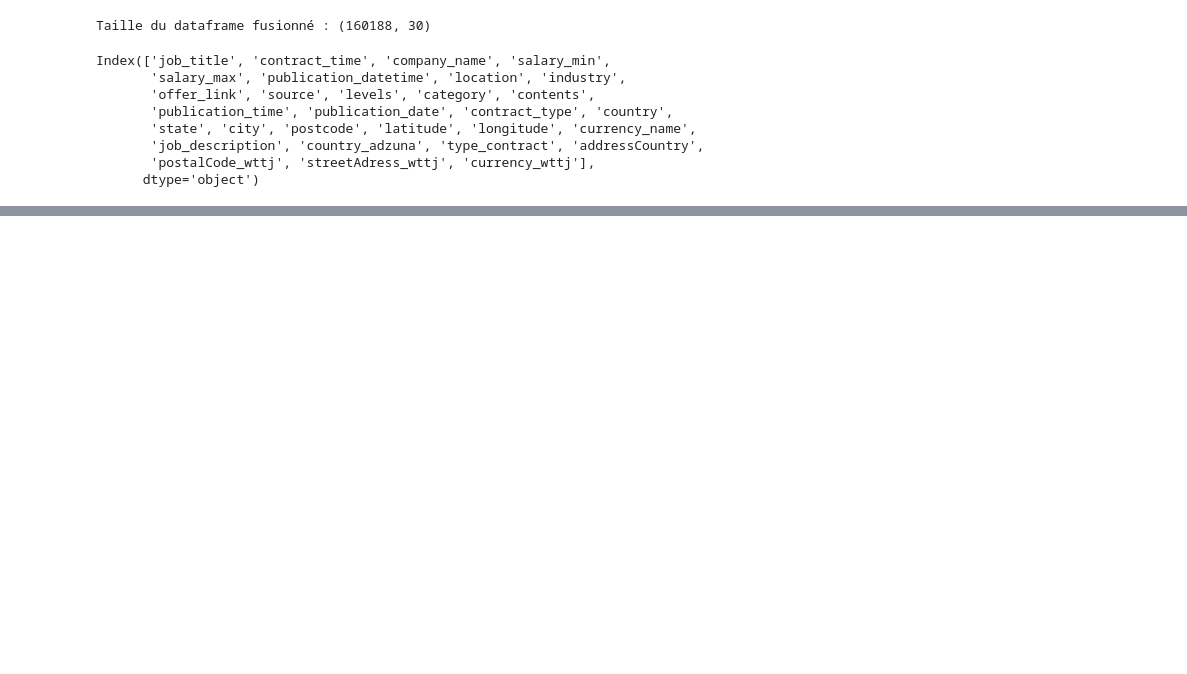
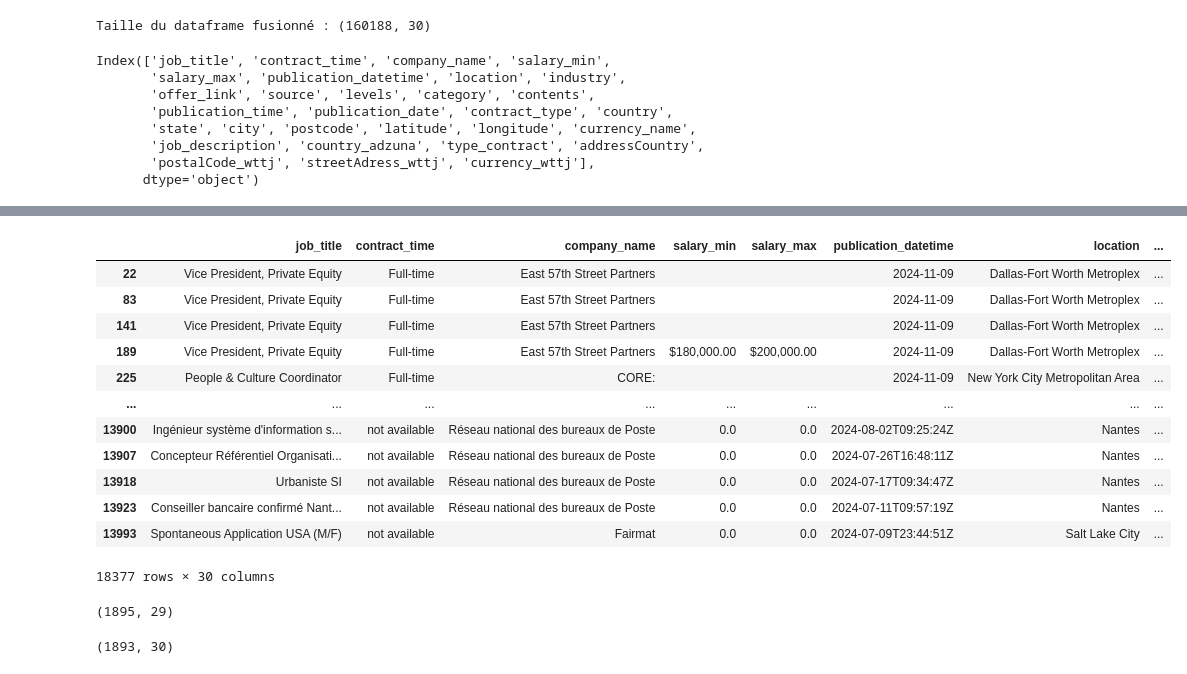
Before and after one commit to sodagt/JobMarket, a Jupyter notebook: processing/process_jobs.ipynb, the cells around one changed output, grey strips where cells are left out. Drawn from its saved outputs; the diff is of its cells as text; code cells hidden in the pictures; blank space fills up the shorter version.

```diff
--- a/processing/process_jobs.ipynb
+++ b/processing/process_jobs.ipynb
@@ -426,3 +408,21 @@ Name: country_adzuna, Length: 160188, dtype: object>
+# %%
+pd.set_option('display.max_columns', None)  # Affiche toutes les colonnes
+
+jobs_final[jobs_final.country=='Not found']
+# %% [output]
+|  | job_title | contract_time | company_name | salary_min | salary_max | publication_datetime | location | ... |
+| 22 | Vice President, Private Equity | Full-time | East 57th Street Partners |  |  | 2024-11-09 | Dallas-Fort Worth Metroplex | ... |
+| 83 | Vice President, Private Equity | Full-time | East 57th Street Partners |  |  | 2024-11-09 | Dallas-Fort Worth Metroplex | ... |
+| 141 | Vice President, Private Equity | Full-time | East 57th Street Partners |  |  | 2024-11-09 | Dallas-Fort Worth Metroplex | ... |
+| 189 | Vice President, Private Equity | Full-time | East 57th Street Partners | $180,000.00 | $200,000.00 | 2024-11-09 | Dallas-Fort Worth Metroplex | ... |
+| 225 | People & Culture Coordinator | Full-time | CORE: |  |  | 2024-11-09 | New York City Metropolitan Area | ... |
+| ... | ... | ... | ... | ... | ... | ... | ... | ... |
+| 13900 | Ingénieur système d'information s... | not available | Réseau national des bureaux de Poste | 0.0 | 0.0 | 2024-08-02T09:25:24Z | Nantes | ... |
+| 13907 | Concepteur Référentiel Organisati... | not available | Réseau national des bureaux de Poste | 0.0 | 0.0 | 2024-07-26T16:48:11Z | Nantes | ... |
+| 13918 | Urbaniste SI | not available | Réseau national des bureaux de Poste | 0.0 | 0.0 | 2024-07-17T09:34:47Z | Nantes | ... |
+| 13923 | Conseiller bancaire confirmé Nant... | not available | Réseau national des bureaux de Poste | 0.0 | 0.0 | 2024-07-11T09:57:19Z | Nantes | ... |
+| 13993 | Spontaneous Application USA (M/F) | not available | Fairmat | 0.0 | 0.0 | 2024-07-09T23:44:51Z | Salt Lake City | ... |
+18377 rows × 30 columns
 # %%
 jobs_final.head()
 jobs_final['contents'] = jobs_final['contents'].progress_apply(translate_to_english)
@@ -431,3 +431,60 @@ jobs_final.to_pickle('../outputs/final/jobs.pkl')
 # %%
 
 #jupyter nbconvert --to script process_jobs.ipynb
+# %%
+
+
+companies = pd.read_pickle('../outputs/final/companies.pkl')
+
+companies = companies.drop('description', axis=1)
+companies=companies.drop_duplicates()
+
+print (companies.shape)
+companies['twitter_link'] = companies['twitter_link'].fillna('not available').astype(str)
+companies['company_website'] = companies['company_website'].replace('Visit website', 'not available').astype(str)
+companies['publication_date'] = pd.to_datetime(companies['publication_date'], errors='coerce')
+#companies['publication_date'] = companies['publication_date'].fillna(pd.Timestamp('1990-01-01'))
+companies['logo'] = companies['logo'].fillna('not available').astype(str)
+companies['creation_date'] = companies['creation_date'].fillna('not available').astype(str)
+companies['url_jobs'] = companies['url_jobs'].fillna('not available').astype(str)
+companies['nb_employee'] = companies['nb_employee'].fillna('not available').astype(str)
+
+
+currency_dict = { 'fr': 'Euro', 'it': 'Euro', 'es': 'Euro', 'de': 'Euro','fi': 'Euro','br': 'BRL',  # Réal brésilien pour le Brésil
+                  'ie': 'Euro', 'pt': 'Euro', 'nl': 'Euro'}
+companies = companies.reset_index(drop=True)
+companies.loc[companies['currency_name'] == 'Unknown', 'currency_name'] = companies.apply( lambda row: currency_dict.get(row['country_code'], 'Unknown'), axis=1)
+
+companies.loc[:, 'clef_doublons'] = companies['name_company'].astype(str) + ' ' + companies['industries'].astype(str) + ' ' + companies['locations'].astype(str)
+
+def max_length_string(series):
+    # Supprimer les NaN et vérifier si la série est vide
+    series = series.dropna()
+    if series.empty:
+        return 'Not Available'
+    return series.loc[series.str.len().idxmax()] # Find which element has the nmax numbers of character
+
+
+aggregation_rules = {col: 'first' for col in companies.columns}
+aggregation_rules.update({
+    'twitter_link': max_length_string,
+    'company_website': max_length_string,
+    'logo': max_length_string,
+    'linkedin_link': max_length_string,
+    'facebook_link': max_length_string,
+    'instagram_link': max_length_string,
+    #'locations': lambda x: ', '.join(x.dropna().unique()),  # Concatène les valeurs uniques
+    'publication_date': 'min',
+    'creation_date': 'min',                               # Prend la date la plus ancienne
+    #'nb_employee': 'max',                                 # Prend le nombre d'employés maximum
+})
+
+
+
+companies = companies.groupby('clef_doublons').agg(aggregation_rules).reset_index(drop=True)
+companies = companies.drop('clef_doublons', axis=1)
+
+companies.shape
+# %% [output]
+(1895, 29)
+(1893, 30)
```
Also changed, not shown: parts of 28 cells of this notebook, 10 other files.
